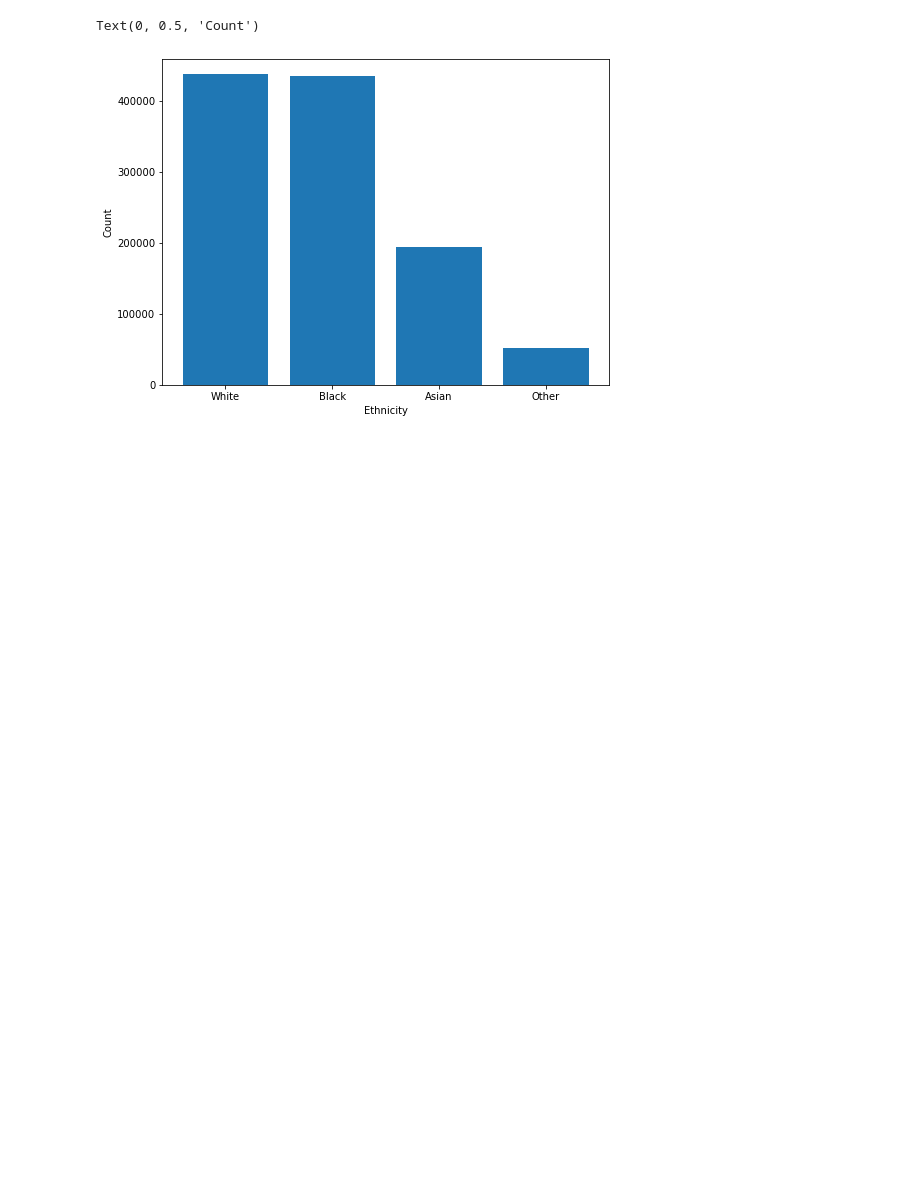
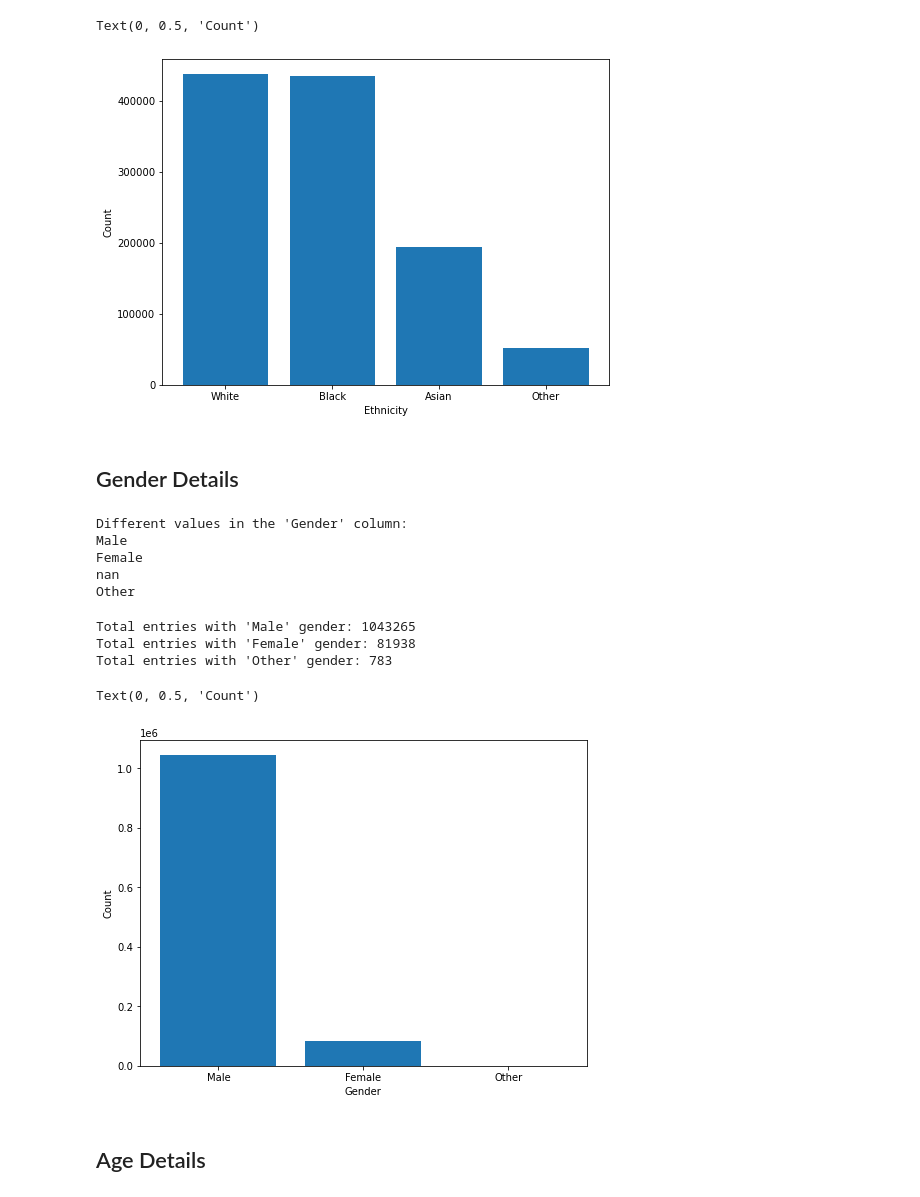
Before and after one commit to KostasBiris/Stop-and-Search-Project, a Jupyter notebook: StopAndSearchProgram.ipynb, the cells around one changed output. Drawn from its saved outputs; the diff is of its cells as text; code cells hidden in the pictures; blank space fills up the shorter version.

```diff
--- a/StopAndSearchProgram.ipynb
+++ b/StopAndSearchProgram.ipynb
@@ -485,3 +545,74 @@ Total entries with 'Asian' ethnicity: 193434
 Total entries with 'Other' ethnicity: 51204
 Text(0, 0.5, 'Count')
 [figure]
+# %% [markdown]
+## Gender Details
+# %%
+import pandas as pd
+
+file_path = "D:\Old_Courses\Masters Modules\Individual Project\Program\combined_data.csv"
+
+# Read the CSV file into a DataFrame
+combined_data = pd.read_csv(file_path)
+
+# Retrieve the unique values in the "Gender" column
+gender_values = combined_data["Gender"].unique()
+
+# Print the different values
+print("Different values in the 'Gender' column:")
+for value in gender_values:
+    print(value)
+# %% [output]
+Different values in the 'Gender' column:
+Male
+Female
+nan
+Other
+# %%
+import pandas as pd
+import matplotlib.pyplot as plt
+
+file_path = "D:\Old_Courses\Masters Modules\Individual Project\Program\combined_data.csv"
+
+# Read the CSV file into a DataFrame
+combined_data = pd.read_csv(file_path)
+
+# Fill missing values in the "Gender" column with a default value
+combined_data["Gender"].fillna("", inplace=True)
+
+# Filter the DataFrame based on the "Self-defined ethnicity" column
+
+# Male
+male_filtered_data = combined_data[combined_data["Gender"].str.contains("Male")]
+# Female
+female_filtered_data = combined_data[combined_data["Gender"].str.contains("Female")]
+# Other
+other_gender_filtered_data = combined_data[combined_data["Gender"].str.contains("Other")]
+
+# Count the number of entries
+total_male_entries = male_filtered_data.shape[0]
+total_female_entries = female_filtered_data.shape[0]
+total_other_gender_entries = other_gender_filtered_data.shape[0]
+
+# Print the total counts
+print("\n")
+print(f"Total entries with 'Male' gender: {total_male_entries}")
+print(f"Total entries with 'Female' gender: {total_female_entries}")
+print(f"Total entries with 'Other' gender: {total_other_gender_entries}")
+
+# Create a histogram
+labels = ['Male', 'Female', 'Other']
+counts = [total_male_entries, total_female_entries, total_other_gender_entries]
+
+plt.figure(figsize=(8, 6))  # Adjust figure size
+plt.bar(labels, counts)
+plt.xlabel('Gender')
+plt.ylabel('Count')
+# %% [output]
+Total entries with 'Male' gender: 1043265
+Total entries with 'Female' gender: 81938
+Total entries with 'Other' gender: 783
+Text(0, 0.5, 'Count')
+[figure, added]
+# %% [markdown]
+## Age Details
```
Also changed, not shown: parts of 19 cells of this notebook.
